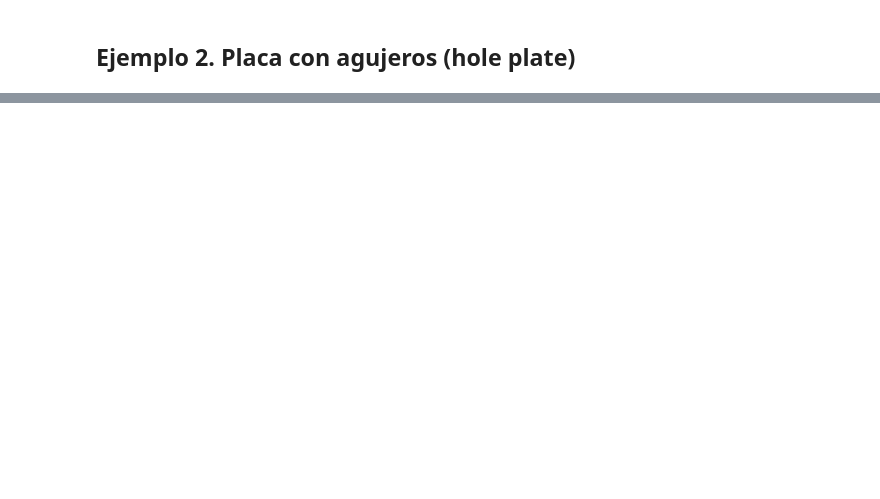
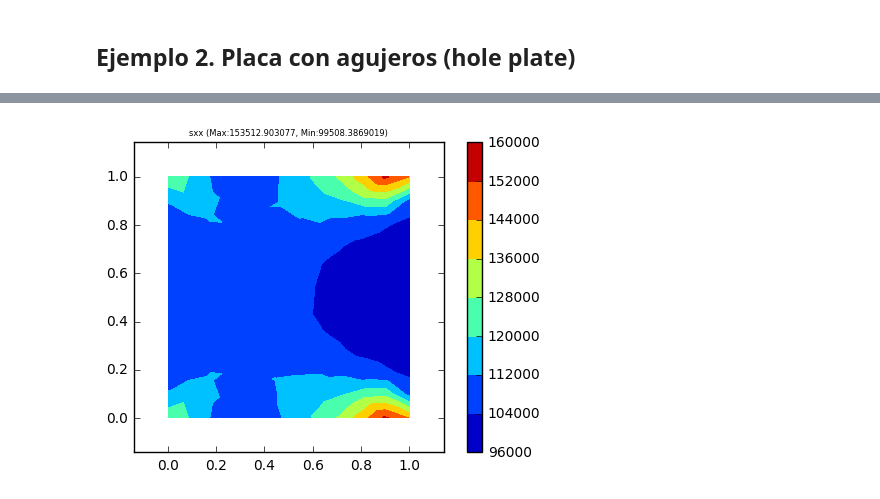
Before and after one commit to JorgeDeLosSantos/nusa, a Jupyter notebook: docs/nusa-info/es/linear-triangle-element.ipynb, the cells around one changed output, grey strips where cells are left out. Cells and saved outputs as stored; diff of their text form; code cells hidden in the pictures; blank space fills up the shorter version.

```diff
--- a/docs/nusa-info/es/linear-triangle-element.ipynb
+++ b/docs/nusa-info/es/linear-triangle-element.ipynb
@@ -160,0 +218,4 @@ m.plot_nsol("seqv")
+# %%
+m.plot_nsol("sxx")
+# %% [output]
+[figure, added]
```
Also changed, not shown: parts of 13 cells of this notebook, 26 other files.
